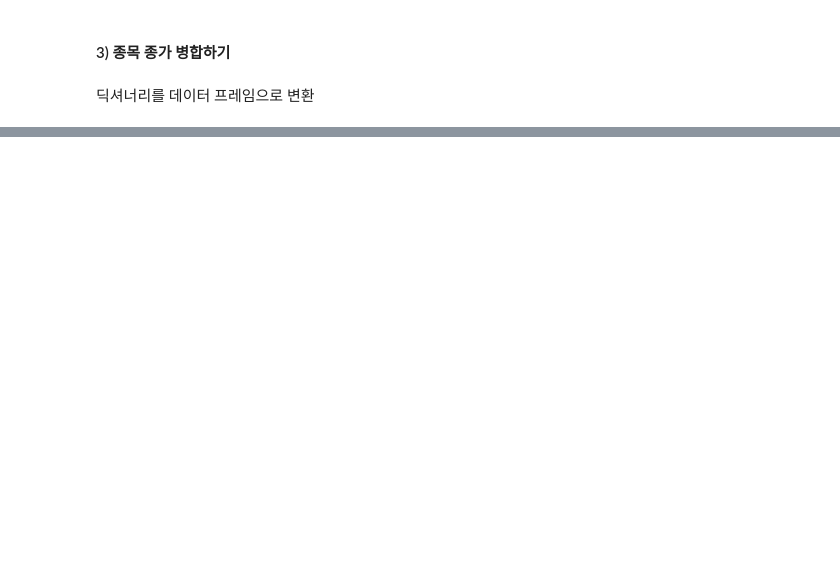
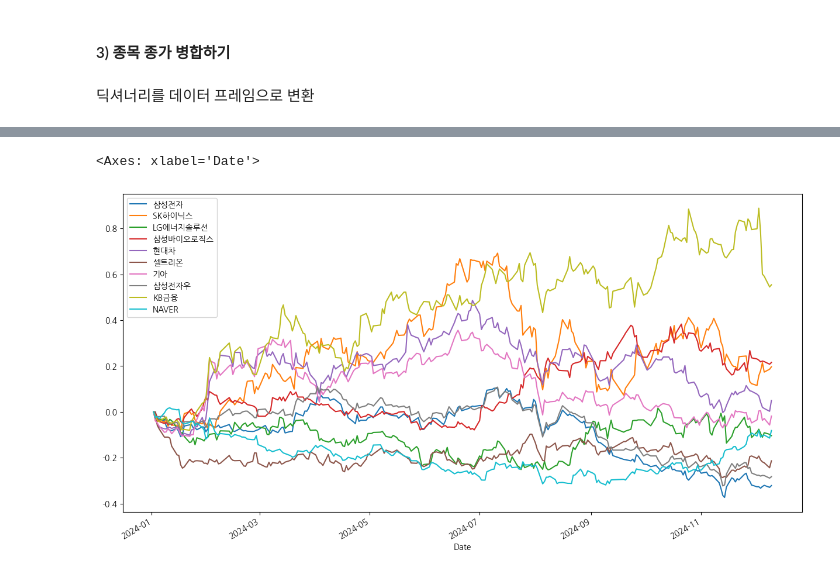
Before and after one commit to sang105kr/kdt_pythonstudy2, a Jupyter notebook: stock/stock_analysis_5(여러종목주가추이비교).ipynb, the cells around one changed output, grey strips where cells are left out. Saved outputs shown, nothing was run; the diff lists cells and outputs as text; code cells hidden in the pictures; blank space fills up the shorter version.

```diff
--- a/stock/stock_analysis_5(여러종목주가추이비교).ipynb
+++ b/stock/stock_analysis_5(여러종목주가추이비교).ipynb
@@ -183,0 +268,2 @@ df.plot(figsize=(15,6), secondary_y ='삼성바이오로직스')
+# %%
+tmp = df/ df.iloc[0] - 1
@@ -183,0 +287,5 @@ df.plot(figsize=(15,6), secondary_y ='삼성바이오로직스')
+# %%
+tmp.plot(figsize=(15,8))
+# %% [output]
+<Axes: xlabel='Date'>
+[figure, added]
```
Also changed, not shown: parts of 17 cells of this notebook, 2 other files.
